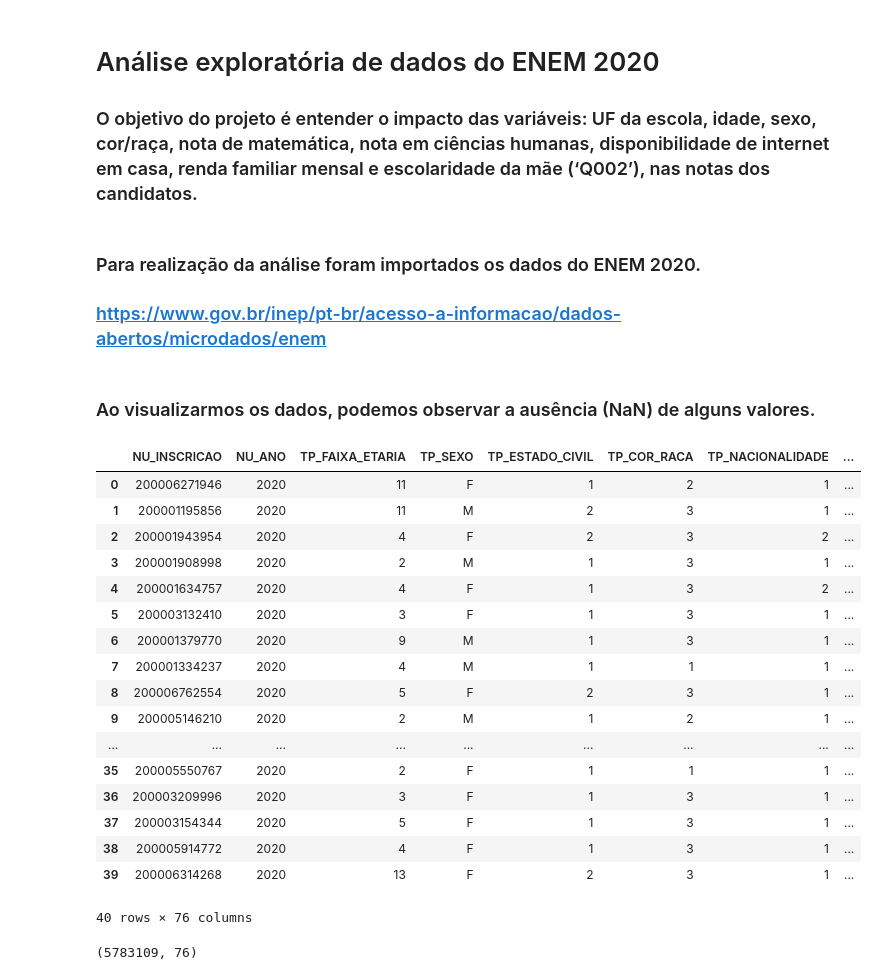
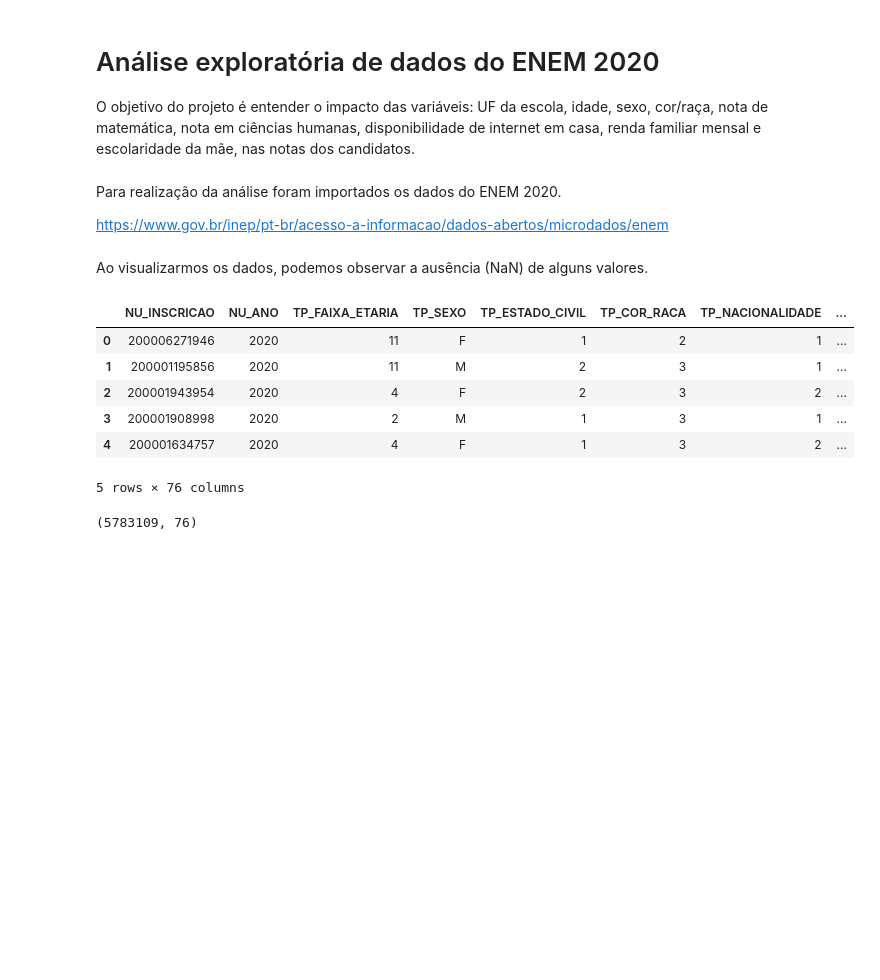
Before and after one commit to alan-vieira/analise_exploratoria_enem_2020, a Jupyter notebook: analise_de_dados_do_enem_2020.ipynb, the cells around one changed output. Saved outputs shown, nothing was run; the diff lists cells and outputs as text; code cells hidden in the pictures; blank space fills up the shorter version.

```diff
--- a/analise_de_dados_do_enem_2020.ipynb
+++ b/analise_de_dados_do_enem_2020.ipynb
@@ -1,6 +1,6 @@
 # %% [markdown]
 # Análise exploratória de dados do ENEM 2020
-### O objetivo do projeto é entender o impacto das variáveis: UF da escola, idade, sexo, cor/raça, nota de matemática, nota em ciências humanas, disponibilidade de internet em casa, renda familiar mensal e escolaridade da mãe (‘Q002’), nas notas dos candidatos.
+O objetivo do projeto é entender o impacto das variáveis: UF da escola, idade, sexo, cor/raça, nota de matemática, nota em ciências humanas, disponibilidade de internet em casa, renda familiar mensal e escolaridade da mãe, nas notas dos candidatos.
 # %%
 # importando bibliotecas
 import pandas as pd
@@ -8,35 +8,25 @@ import numpy as np
 import matplotlib.pyplot as plt
 import seaborn as sns
 # %% [markdown]
-### Para realização da análise foram importados os dados do ENEM 2020.
-### https://www.gov.br/inep/pt-br/acesso-a-informacao/dados-abertos/microdados/enem
+Para realização da análise foram importados os dados do ENEM 2020.
+
+https://www.gov.br/inep/pt-br/acesso-a-informacao/dados-abertos/microdados/enem
 # %%
 # importando a base de dados para um dataframe
 df = pd.read_csv("MICRODADOS_ENEM_2020.csv", delimiter=";",  encoding = "ISO-8859-1")
 # %% [markdown]
-### Ao visualizarmos os dados, podemos observar a ausência (NaN) de alguns valores.
+Ao visualizarmos os dados, podemos observar a ausência (NaN) de alguns valores.
 # %%
 # visialisando a base
-df.head(40)
+df.head()
 # %% [output]
 |  | NU_INSCRICAO | NU_ANO | TP_FAIXA_ETARIA | TP_SEXO | TP_ESTADO_CIVIL | TP_COR_RACA | TP_NACIONALIDADE | ... |
 | 0 | 200006271946 | 2020 | 11 | F | 1 | 2 | 1 | ... |
 | 1 | 200001195856 | 2020 | 11 | M | 2 | 3 | 1 | ... |
 | 2 | 200001943954 | 2020 | 4 | F | 2 | 3 | 2 | ... |
 | 3 | 200001908998 | 2020 | 2 | M | 1 | 3 | 1 | ... |
 | 4 | 200001634757 | 2020 | 4 | F | 1 | 3 | 2 | ... |
-| 5 | 200003132410 | 2020 | 3 | F | 1 | 3 | 1 | ... |
-| 6 | 200001379770 | 2020 | 9 | M | 1 | 3 | 1 | ... |
-| 7 | 200001334237 | 2020 | 4 | M | 1 | 1 | 1 | ... |
-| 8 | 200006762554 | 2020 | 5 | F | 2 | 3 | 1 | ... |
-| 9 | 200005146210 | 2020 | 2 | M | 1 | 2 | 1 | ... |
-| ... | ... | ... | ... | ... | ... | ... | ... | ... |
-| 35 | 200005550767 | 2020 | 2 | F | 1 | 1 | 1 | ... |
-| 36 | 200003209996 | 2020 | 3 | F | 1 | 3 | 1 | ... |
-| 37 | 200003154344 | 2020 | 5 | F | 1 | 3 | 1 | ... |
-| 38 | 200005914772 | 2020 | 4 | F | 1 | 3 | 1 | ... |
-| 39 | 200006314268 | 2020 | 13 | F | 2 | 3 | 1 | ... |
-40 rows × 76 columns
+5 rows × 76 columns
 # %%
 # Exibindo a quantidade de linhas e colunas
 df.shape
```
Also changed, not shown: parts of 10 cells of this notebook.
